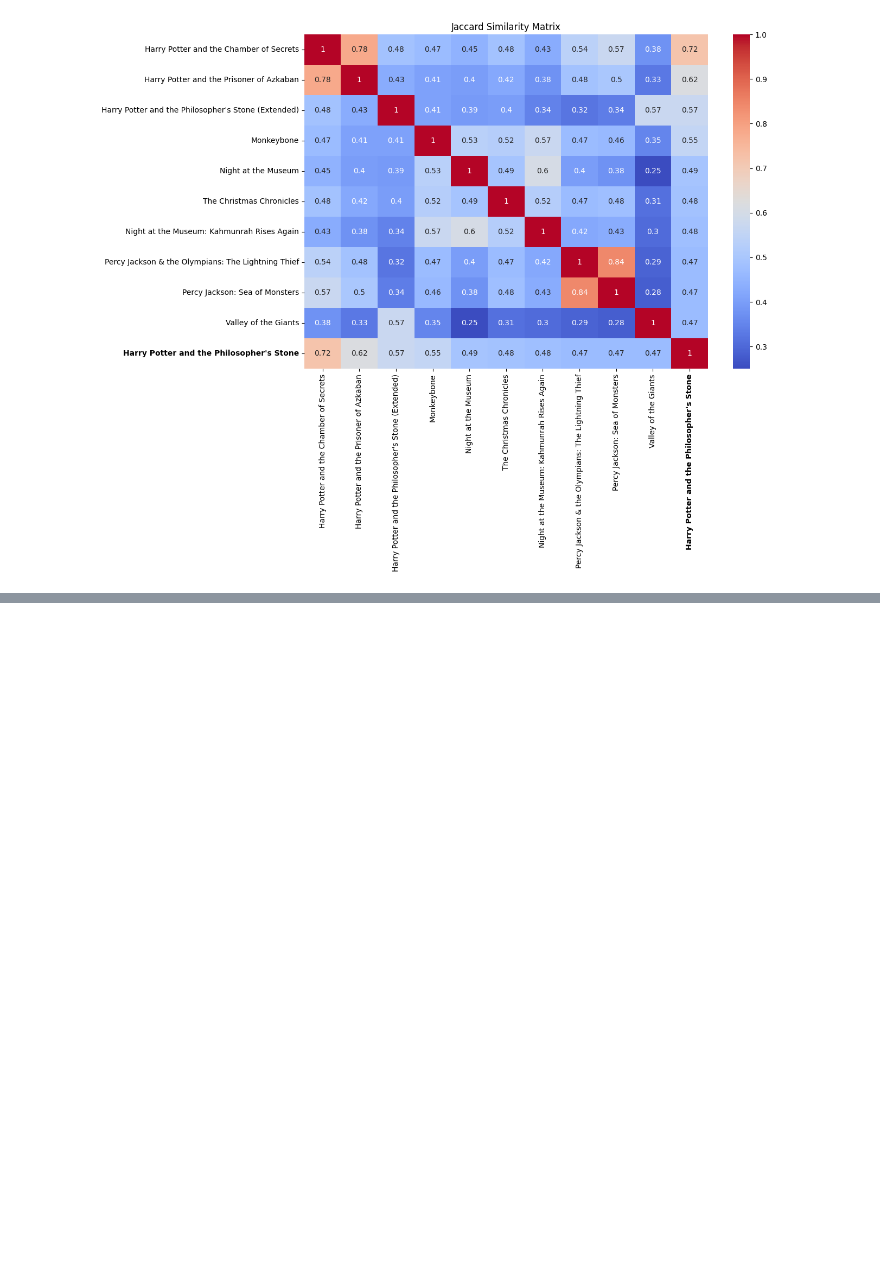
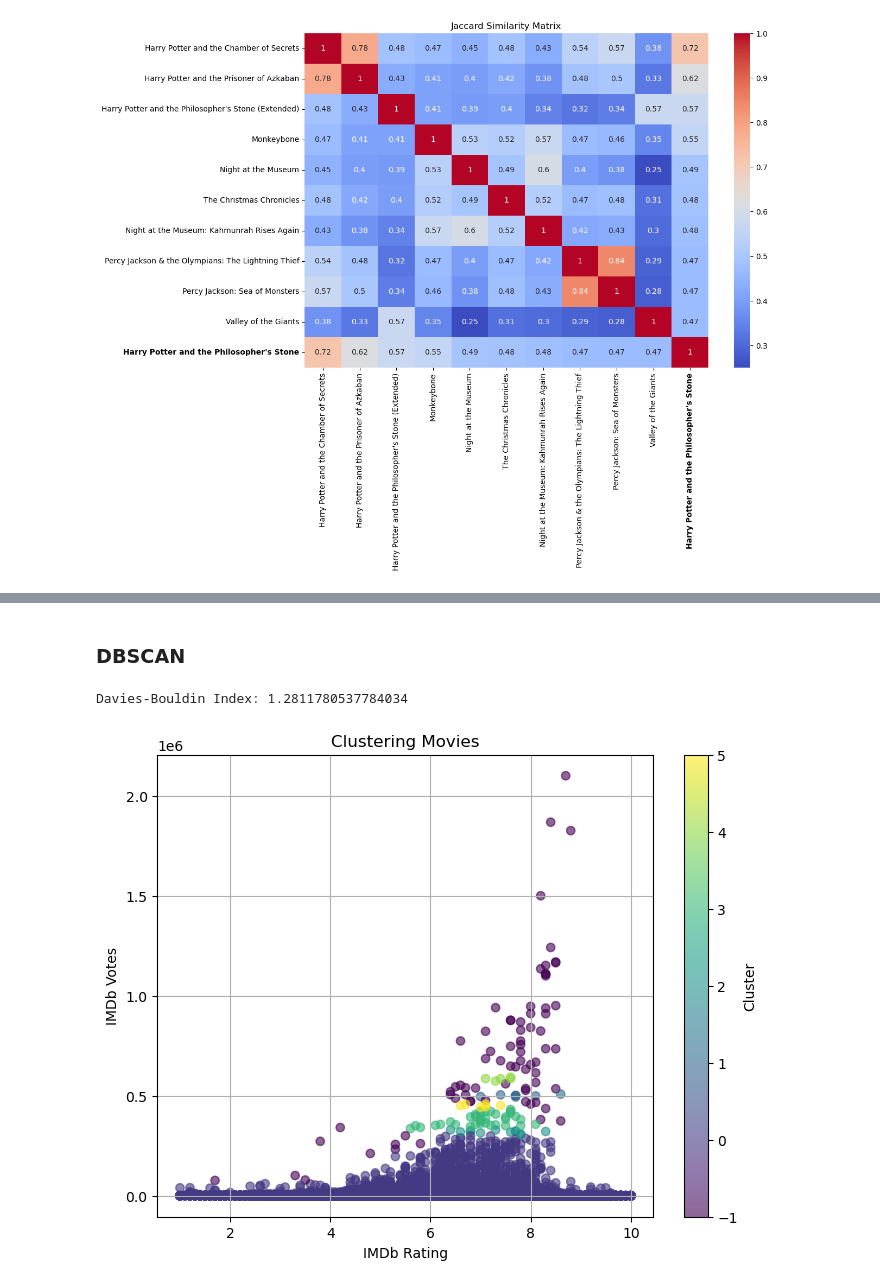
Before and after one commit to paulagambus/ctds_project, a Jupyter notebook: final_notebook.ipynb, the cells around one changed output, grey strips where cells are left out. Drawn from its saved outputs; the diff is of its cells as text; code cells hidden in the pictures; blank space fills up the shorter version.

```diff
--- a/final_notebook.ipynb
+++ b/final_notebook.ipynb
@@ -444,0 +542,39 @@ plt.show()
+# %% [markdown]
+### DBSCAN
+# %%
+# Select the features ('imdb_rating' and 'imdb_votes')
+features = main_complete[['imdb_rating', 'imdb_votes']]
+
+# Separate "Unseen Titles" (movies with 0 votes and 0 ratings)
+unseen_titles = main_complete[(main_complete['imdb_rating'] == 0) & (main_complete['imdb_votes'] == 0)]
+cluster_data = main_complete[(main_complete['imdb_rating'] != 0) | (main_complete['imdb_votes'] != 0)]
+
+# Sample the data
+sample_data = cluster_data.sample(frac=0.2, random_state=42)
+
+# Standardize the features for clustering
+features_to_cluster = sample_data[['imdb_rating', 'imdb_votes']]
+scaler = StandardScaler()
+scaled_features = scaler.fit_transform(features_to_cluster)
+
+# Apply DBSCAN clustering
+dbscan = DBSCAN(eps=0.5, min_samples=5)
+sample_data['cluster'] = dbscan.fit_predict(scaled_features)
+
+# Compute Davies-Bouldin Index
+dbi_score = davies_bouldin_score(scaled_features, sample_data['cluster'])
+print(f"Davies-Bouldin Index: {dbi_score}")
+
+# Plot the results
+plt.figure(figsize=(8, 6))
+scatter = plt.scatter(sample_data['imdb_rating'], sample_data['imdb_votes'],
+                       c=sample_data['cluster'], cmap='viridis', alpha=0.6)
+plt.colorbar(scatter, label='Cluster')
+plt.title('Clustering Movies')
+plt.xlabel('IMDb Rating')
+plt.ylabel('IMDb Votes')
+plt.grid(True)
+plt.show()
+# %% [output]
+Davies-Bouldin Index: 1.2811780537784034
+[figure, added]
```
Also changed, not shown: parts of 19 cells of this notebook, 1 other file.
